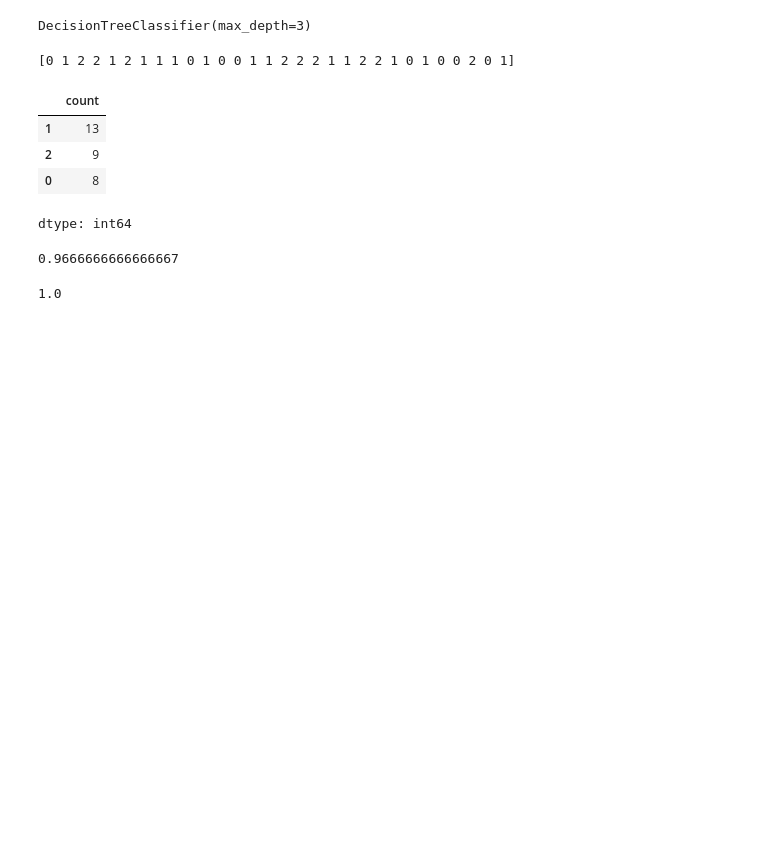
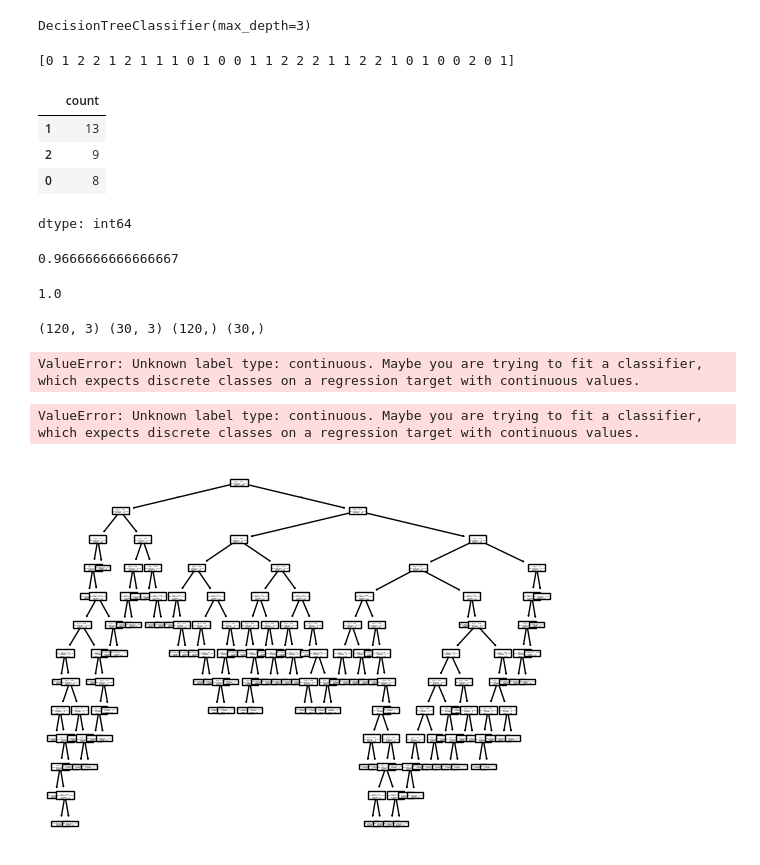
Before and after one commit to hemasri184753453224kaa/2311CS020532-theta-, a Jupyter notebook: dt_with_iris_.ipynb, the cells around one changed output. Drawn from its saved outputs; the diff is of its cells as text; code cells hidden in the pictures; blank space fills up the shorter version.

```diff
--- a/dt_with_iris_.ipynb
+++ b/dt_with_iris_.ipynb
@@ -194,0 +200,38 @@ np.median(preds==y_test)
+# %%
+from sklearn.model_selection import train_test_split # Import the train_test_split function
+from sklearn.tree import DecisionTreeRegressor
+from sklearn.datasets import load_iris
+
+iris = load_iris()
+X = iris.data[:, 0:3]
+Y = iris.data[:, 3]
+
+x_train,x_test,y_train,y_test = train_test_split(X,Y,test_size=0.2,random_state=42)
+# %% [output]
+(120, 3) (30, 3) (120,) (30,)
+# %%
+x_train,x_test,y_train,y_test = train_test_split(X,Y,test_size=0.2,random_state=42)
+# %%
+model = DecisionTreeClassifier(criterion='entropy',max_depth=3)
+model.fit(x_train,y_train)
+# %% [output]
+ValueError: Unknown label type: continuous. Maybe you are trying to fit a classifier, which expects discrete classes on a regression target with continuous values.
+# %%
+from sklearn.model_selection import train_test_split  # Import the train_test_split function
+from sklearn.tree import DecisionTreeClassifier  # Import DecisionTreeRegressor
+from sklearn.datasets import load_iris
+
+iris = load_iris()
+X = iris.data[:, 0:3]
+Y = iris.data[:, 3]
+
+
+model = DecisionTreeClassifier(criterion='entropy', max_depth=3)
+model.fit(x_train, y_train)
+# %% [output]
+ValueError: Unknown label type: continuous. Maybe you are trying to fit a classifier, which expects discrete classes on a regression target with continuous values.
+# %%
+from sklearn.tree import plot_tree
+plot_tree(model); # Changed tree.plot_tree to plot_tree
+# %% [output]
+[figure, added]
```
Also changed, not shown: parts of 4 cells of this notebook.
